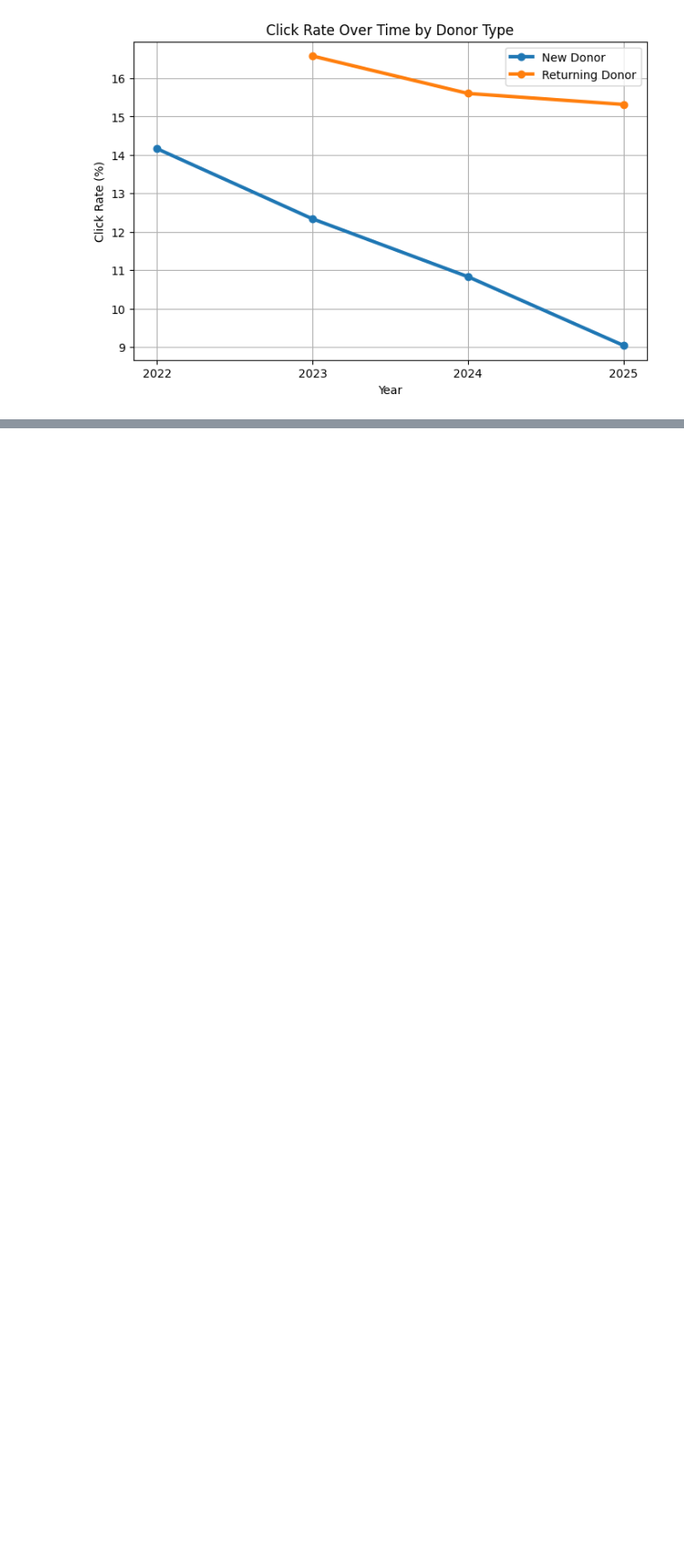
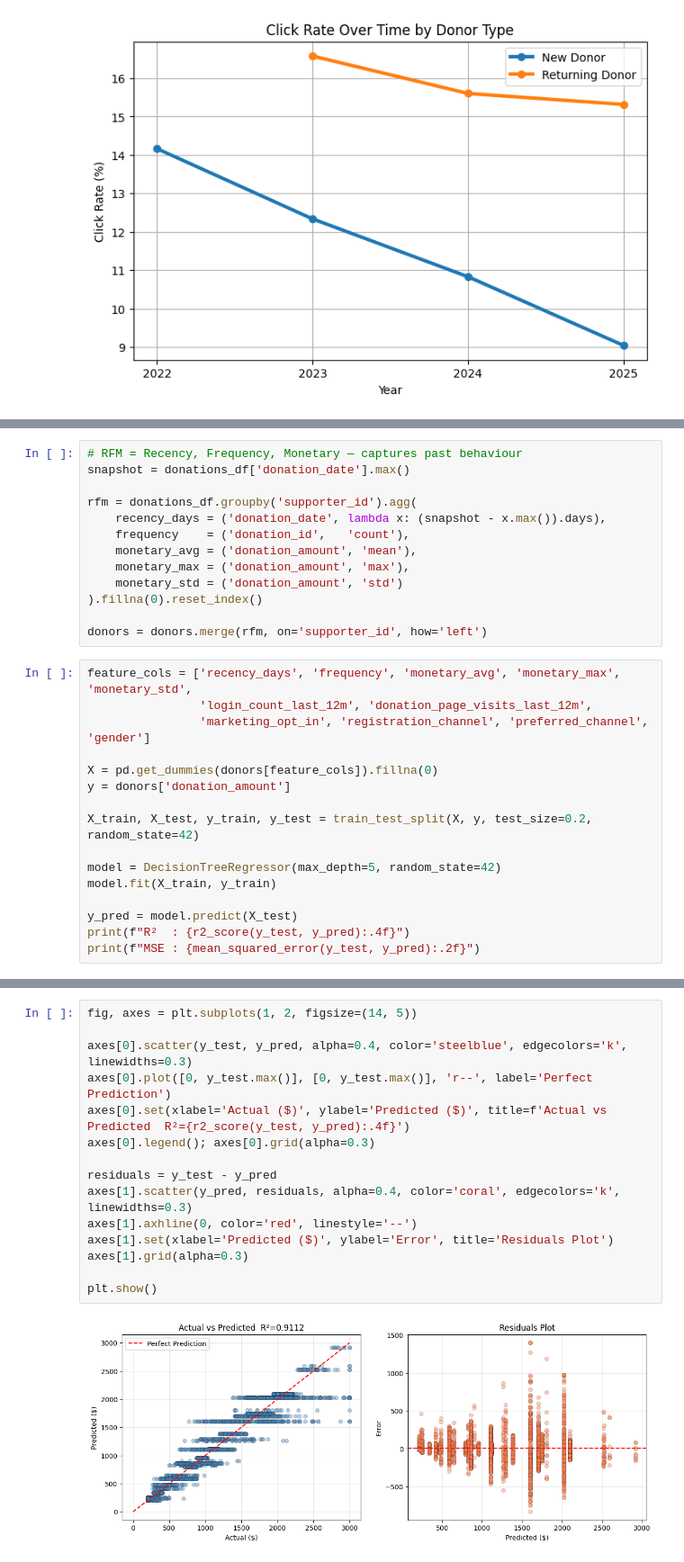
Before and after one commit to RemiRemRemRem/INF10027-Group-Project, a Jupyter notebook: assignment2.ipynb, the cells around one changed output, grey strips where cells are left out. Shown at 90% size. Cells and saved outputs as stored; diff of their text form; blank space fills up the shorter version.

Commit message:
Decision Tree regressor

```diff
--- a/assignment2.ipynb
+++ b/assignment2.ipynb
@@ -782,0 +799,29 @@ plt.show()
+# %%
+# RFM = Recency, Frequency, Monetary — captures past behaviour
+snapshot = donations_df['donation_date'].max()
+
+rfm = donations_df.groupby('supporter_id').agg(
+    recency_days = ('donation_date', lambda x: (snapshot - x.max()).days),
+    frequency    = ('donation_id',   'count'),
+    monetary_avg = ('donation_amount', 'mean'),
+    monetary_max = ('donation_amount', 'max'),
+    monetary_std = ('donation_amount', 'std')
+).fillna(0).reset_index()
+
+donors = donors.merge(rfm, on='supporter_id', how='left')
+# %%
+feature_cols = ['recency_days', 'frequency', 'monetary_avg', 'monetary_max', 'monetary_std',
+                'login_count_last_12m', 'donation_page_visits_last_12m',
+                'marketing_opt_in', 'registration_channel', 'preferred_channel', 'gender']
+
+X = pd.get_dummies(donors[feature_cols]).fillna(0)
+y = donors['donation_amount']
+
+X_train, X_test, y_train, y_test = train_test_split(X, y, test_size=0.2, random_state=42)
+
+model = DecisionTreeRegressor(max_depth=5, random_state=42)
+model.fit(X_train, y_train)
+
+y_pred = model.predict(X_test)
+print(f"R²  : {r2_score(y_test, y_pred):.4f}")
+print(f"MSE : {mean_squared_error(y_test, y_pred):.2f}")
@@ -782,0 +831,17 @@ plt.show()
+# %%
+fig, axes = plt.subplots(1, 2, figsize=(14, 5))
+
+axes[0].scatter(y_test, y_pred, alpha=0.4, color='steelblue', edgecolors='k', linewidths=0.3)
+axes[0].plot([0, y_test.max()], [0, y_test.max()], 'r--', label='Perfect Prediction')
+axes[0].set(xlabel='Actual ($)', ylabel='Predicted ($)', title=f'Actual vs Predicted  R²={r2_score(y_test, y_pred):.4f}')
+axes[0].legend(); axes[0].grid(alpha=0.3)
+
+residuals = y_test - y_pred
+axes[1].scatter(y_pred, residuals, alpha=0.4, color='coral', edgecolors='k', linewidths=0.3)
+axes[1].axhline(0, color='red', linestyle='--')
+axes[1].set(xlabel='Predicted ($)', ylabel='Error', title='Residuals Plot')
+axes[1].grid(alpha=0.3)
+
+plt.show()
+# %% [output]
+[figure, added]
```
Also changed, not shown: parts of 13 cells of this notebook, 2 other files.
